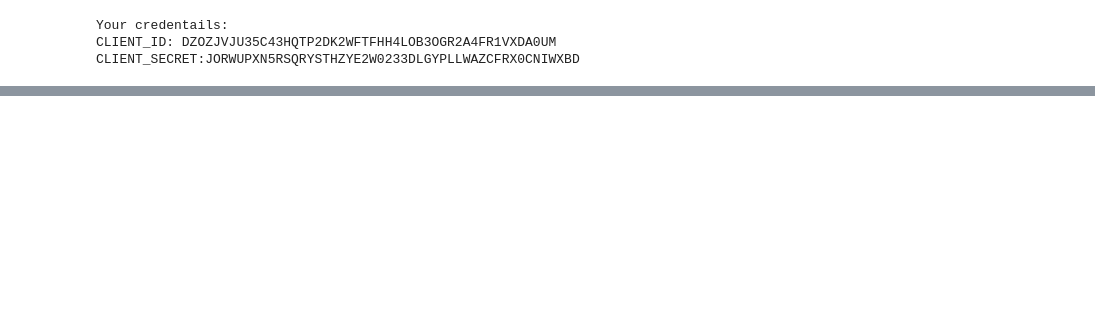
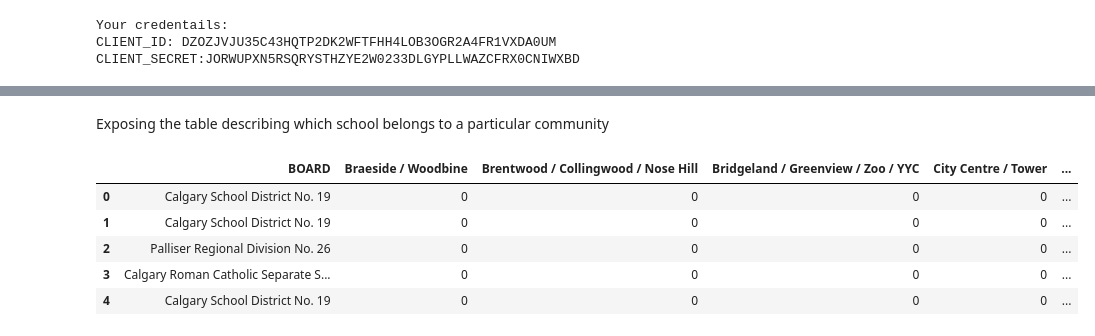
Before and after one commit to vch42754/Repository_for_Capstone, a Jupyter notebook: Assignment_week4.ipynb, the cells around one changed output, grey strips where cells are left out. Cells and saved outputs as stored; diff of their text form; code cells hidden in the pictures; blank space fills up the shorter version.

```diff
--- a/Assignment_week4.ipynb
+++ b/Assignment_week4.ipynb
@@ -65,0 +63,8 @@ CLIENT_SECRET:JORWUPXN5RSQRYSTHZYE2W0233DLGYPLLWAZCFRX0CNIWXBD
+# %%
+
+body = client_2601683365d34a23a3ccc6f999e0ef77.get_object(Bucket='capstoneproject-donotdelete-pr-b8xqkx5kjieiq4',Key='code1.csv')['Body']
+# add missing __iter__ method, so pandas accepts body as file-like object
+if not hasattr(body, "__iter__"): body.__iter__ = types.MethodType( __iter__, body )
+
+df_data_16 = pd.read_csv(body)
+df_data_16.head()
@@ -65,0 +96,9 @@ CLIENT_SECRET:JORWUPXN5RSQRYSTHZYE2W0233DLGYPLLWAZCFRX0CNIWXBD
+# %%
+result = pd.merge(df_data_18,
+                 df_data_16,
+                 left_on = 'P_Code',
+                 right_on = 'Code',
+                 how = 'left')
+
+merge_table = result[['NAME','BOARD', 'TYPE', 'ADDRESS_AB','POSTAL_COD','Place','latitude', 'longitude']]
+merge_table
@@ -65,0 +367,20 @@ CLIENT_SECRET:JORWUPXN5RSQRYSTHZYE2W0233DLGYPLLWAZCFRX0CNIWXBD
+# %% [markdown]
+Exposing the table describing which school belongs to a particular community
+# %%
+downtown_onehot = pd.get_dummies(merge_table[['Place']], prefix="", prefix_sep="")
+
+# add neighborhood column back to dataframe
+downtown_onehot['BOARD'] = merge_table['BOARD']
+
+# move neighborhood column to the first column
+fixed_columns = [downtown_onehot.columns[-1]] + list(downtown_onehot.columns[:-1])
+downtown_onehot = downtown_onehot[fixed_columns]
+
+downtown_onehot.head()
+# %% [output]
+|  | BOARD | Braeside / Woodbine | Brentwood / Collingwood / Nose Hill | Bridgeland / Greenview / Zoo / YYC | City Centre / Tower | ... |
+| 0 | Calgary School District No. 19 | 0 | 0 | 0 | 0 | ... |
+| 1 | Calgary School District No. 19 | 0 | 0 | 0 | 0 | ... |
+| 2 | Palliser Regional Division No. 26 | 0 | 0 | 0 | 0 | ... |
+| 3 | Calgary Roman Catholic Separate S... | 0 | 0 | 0 | 0 | ... |
+| 4 | Calgary School District No. 19 | 0 | 0 | 0 | 0 | ... |
```
Also changed, not shown: parts of 40 cells of this notebook.
